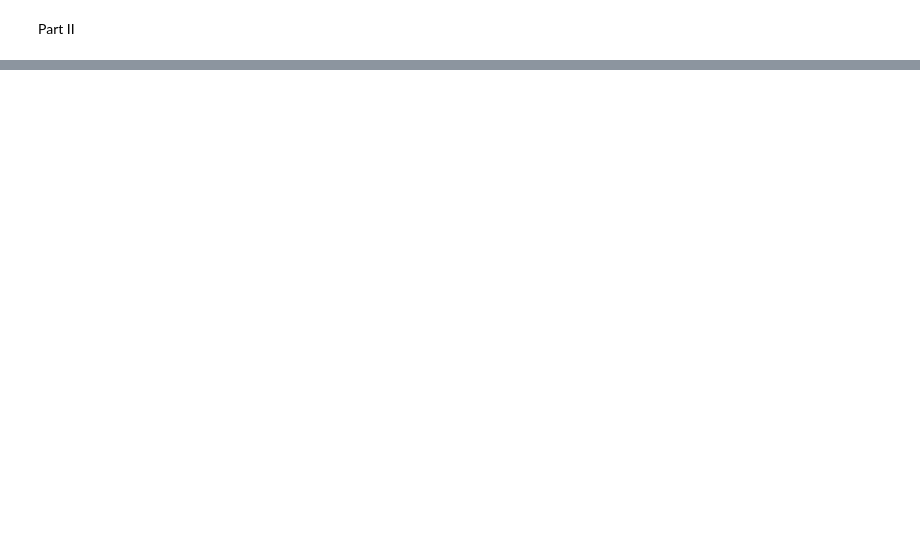
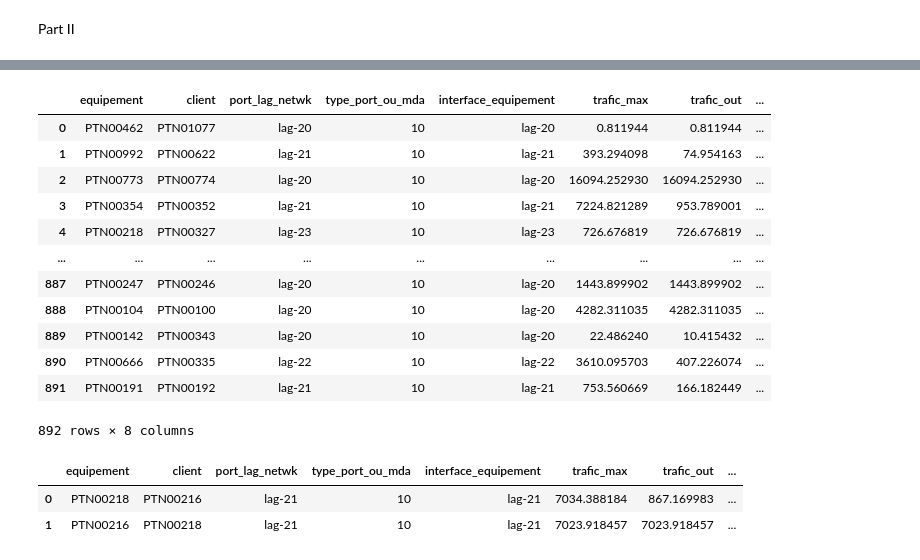
Before and after one commit to luxusg1/pyspark_assessment, a Jupyter notebook: Pyspark.ipynb, the cells around one changed output, grey strips where cells are left out. Saved outputs shown, nothing was run; the diff lists cells and outputs as text; code cells hidden in the pictures; blank space fills up the shorter version.

```diff
--- a/Pyspark.ipynb
+++ b/Pyspark.ipynb
@@ -99,4 +99,6 @@ traffic = traffic.withColumn('trafic_in', traffic.trafic_in.cast('float'))
 traffic = traffic.withColumn('trafic_out', traffic.trafic_out.cast('float'))
 
 traffic = traffic.filter("interface_equipement LIKE 'lag%'").withColumn('traffic_max',sf.greatest(traffic.trafic_in, traffic.trafic_out))
-traffic_result = traffic.groupby(['equipement', 'interface_equipement']).max('traffic_max').show()
+
+
+traffic_result = traffic.groupby(['equipement', 'interface_equipement']).max('traffic_max', 'trafic_out', 'trafic_in').toDF(*['equipement', 'interface_equipement', 'trafic_max', 'trafic_out', 'trafic_in'])
@@ -145,0 +121,27 @@ traffic.dtypes
+# %%
+# select unique by 'equipement', 'client', 'port_lag_netwk'
+sub_top_unique = sub_topologie.dropDuplicates(['equipement', 'client', 'port_lag_netwk']).select('equipement', 'client', 'port_lag_netwk', 'type_port_ou_mda')
+# %%
+result = sub_top_unique.join(traffic_result, (traffic_result.equipement == sub_top_unique.equipement) & (traffic_result.interface_equipement == sub_top_unique.port_lag_netwk)).drop(traffic_result.equipement)
+# %%
+result.toPandas()
+# %% [output]
+|  | equipement | client | port_lag_netwk | type_port_ou_mda | interface_equipement | trafic_max | trafic_out | ... |
+| 0 | PTN00462 | PTN01077 | lag-20 | 10 | lag-20 | 0.811944 | 0.811944 | ... |
+| 1 | PTN00992 | PTN00622 | lag-21 | 10 | lag-21 | 393.294098 | 74.954163 | ... |
+| 2 | PTN00773 | PTN00774 | lag-20 | 10 | lag-20 | 16094.252930 | 16094.252930 | ... |
+| 3 | PTN00354 | PTN00352 | lag-21 | 10 | lag-21 | 7224.821289 | 953.789001 | ... |
+| 4 | PTN00218 | PTN00327 | lag-23 | 10 | lag-23 | 726.676819 | 726.676819 | ... |
+| ... | ... | ... | ... | ... | ... | ... | ... | ... |
+| 887 | PTN00247 | PTN00246 | lag-20 | 10 | lag-20 | 1443.899902 | 1443.899902 | ... |
+| 888 | PTN00104 | PTN00100 | lag-20 | 10 | lag-20 | 4282.311035 | 4282.311035 | ... |
+| 889 | PTN00142 | PTN00343 | lag-20 | 10 | lag-20 | 22.486240 | 10.415432 | ... |
+| 890 | PTN00666 | PTN00335 | lag-22 | 10 | lag-22 | 3610.095703 | 407.226074 | ... |
+| 891 | PTN00191 | PTN00192 | lag-21 | 10 | lag-21 | 753.560669 | 166.182449 | ... |
+892 rows × 8 columns
+# %%
+result.filter("equipement IN ('PTN00216','PTN00218') AND client IN ('PTN00216','PTN00218')").toPandas()
+# %% [output]
+|  | equipement | client | port_lag_netwk | type_port_ou_mda | interface_equipement | trafic_max | trafic_out | ... |
+| 0 | PTN00218 | PTN00216 | lag-21 | 10 | lag-21 | 7034.388184 | 867.169983 | ... |
+| 1 | PTN00216 | PTN00218 | lag-21 | 10 | lag-21 | 7023.918457 | 7023.918457 | ... |
```
Also changed, not shown: parts of 15 cells of this notebook.
